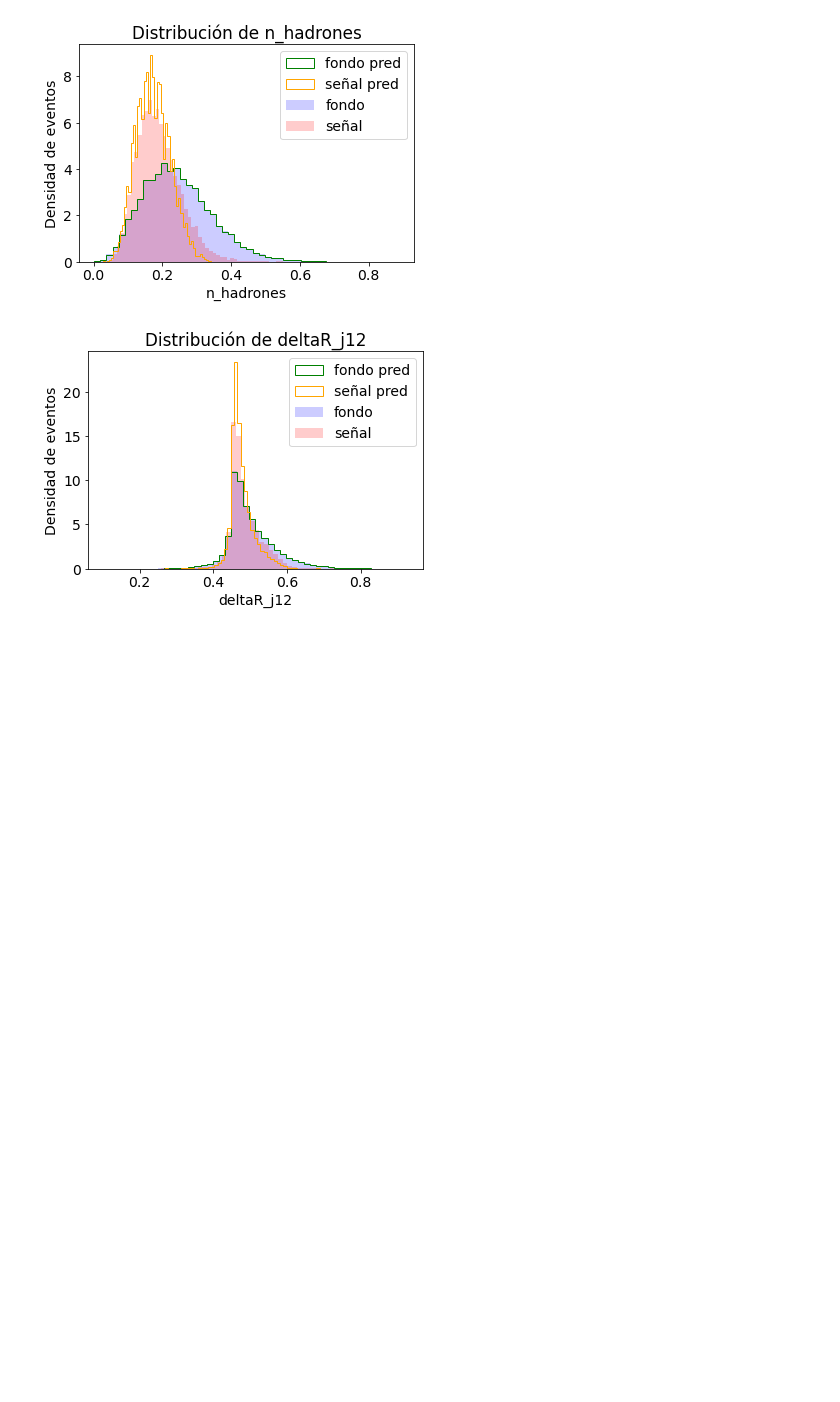
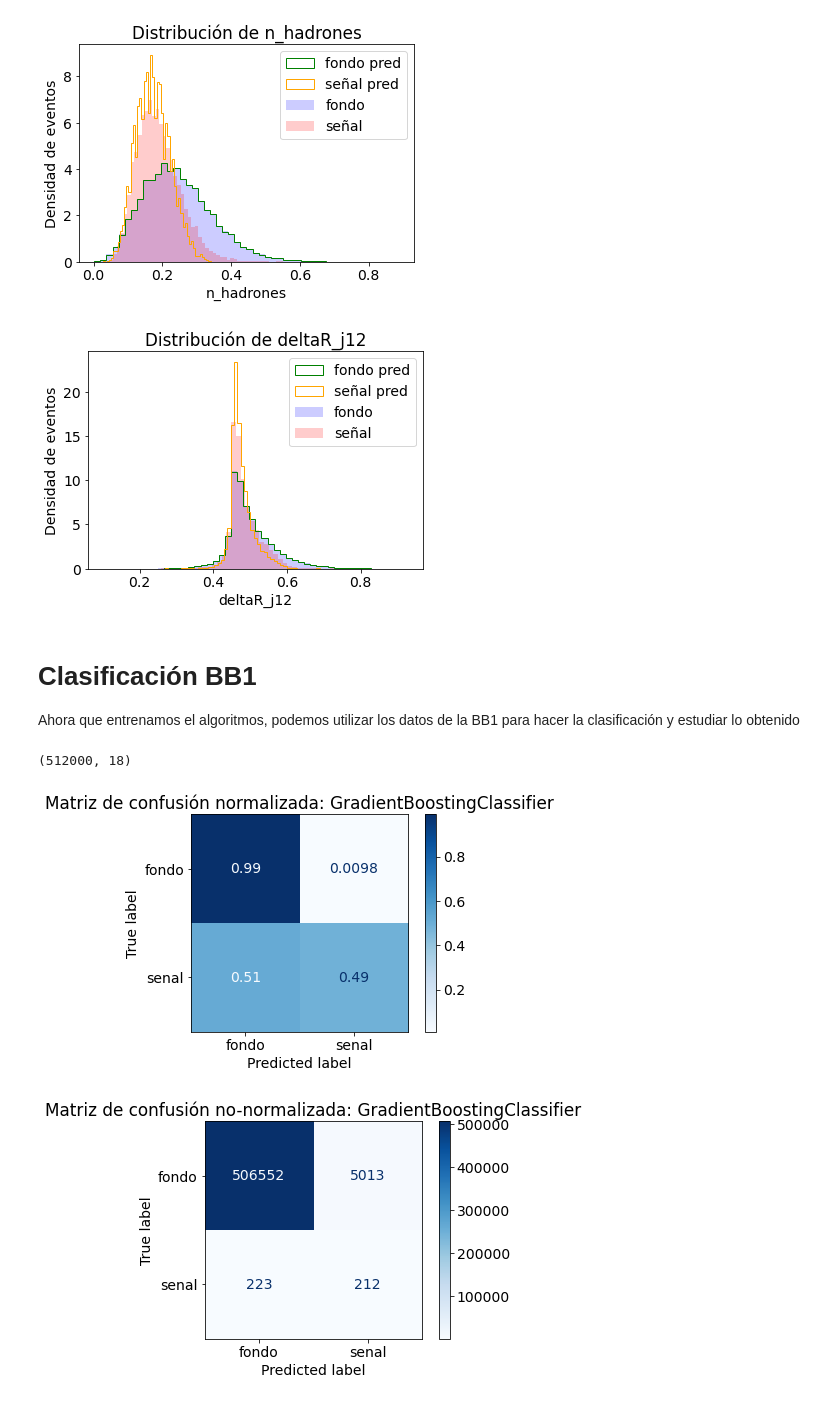
Before and after one commit to marianaiv/benchtools, a Jupyter notebook: notebooks/GBC-clasificacion.ipynb, the cells around one changed output. Cells and saved outputs as stored; diff of their text form; code cells hidden in the pictures; blank space fills up the shorter version.

```diff
--- a/notebooks/GBC-clasificacion.ipynb
+++ b/notebooks/GBC-clasificacion.ipynb
@@ -308,3 +308,25 @@ for variable in lista:
 [figure]
 [figure]
 [figure]
+# %% [markdown]
+# Clasificación BB1
+Ahora que entrenamos el algoritmos, podemos utilizar los datos de la BB1 para hacer la clasificación y estudiar lo obtenido
+# %%
+# Importamos los datos
+datos = ['../data/datosBB1_0', '../data/datosBB1_1', '../data/datosBB1_2', '../data/datosBB1_3', '../data/datosBB1_4',
+        '../data/datosBB1_5', '../data/datosBB1_6', '../data/datosBB1_7', '../data/datosBB1_8', '../data/datosBB1_9']
+df_bb = pd.DataFrame()
+
+for path in datos:
+    df_i = pd.read_csv(path)
+    df_bb = pd.concat([df_bb, df_i])
+
+df_bb.shape
+# %% [output]
+(512000, 18)
+# %%
+# Separamos los datos
+X_bb_m, y_label = data_ready(df_bb)
+
+# Eliminamos las columnas de masa para que el entrenamiento sea libre de modelo
+X_bb = X_bb_m.drop(['m_j1', 'm_j2', 'm_jj'], axis=1)
@@ -310,0 +336,19 @@ for variable in lista:
+# %%
+disp = plot_confusion_matrix(clf, X_bb, y_label,
+                                 display_labels=['fondo','senal'],
+                                 cmap=plt.cm.Blues,
+                                 normalize='true')
+disp.ax_.set_title("Matriz de confusión normalizada: {}".format(nombre))
+plt.show()
+
+disp = plot_confusion_matrix(clf, X_bb, y_label,
+                             display_labels=['fondo','senal'],
+                             cmap=plt.cm.Blues,
+                             normalize=None)
+
+disp.ax_.set_title("Matriz de confusión no-normalizada: {}".format(nombre))
+
+plt.show()
+# %% [output]
+[figure, added]
+[figure, added]
```
Also changed, not shown: parts of 4 cells of this notebook.
